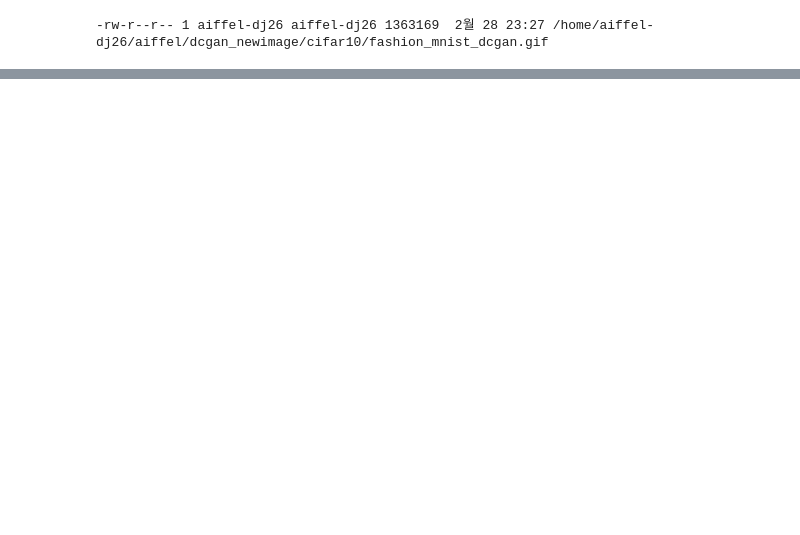
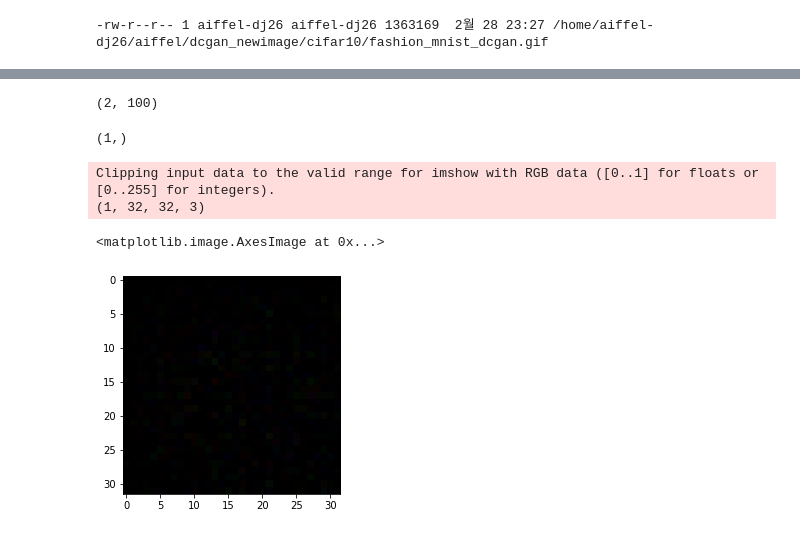
Before and after one commit to HSC-1/aiffel_achieve, a Jupyter notebook: (E12)Gan.ipynb, the cells around one changed output, grey strips where cells are left out. Drawn from its saved outputs; the diff is of its cells as text; code cells hidden in the pictures; blank space fills up the shorter version.

```diff
--- a/(E12)Gan.ipynb
+++ b/(E12)Gan.ipynb
@@ -424,0 +450,8 @@ with imageio.get_writer(anim_file, mode='I') as writer:
+# %%
+cif10 = tf.keras.datasets.cifar10
+
+(train_x, train_y), (test_x, test_y) = cif10.load_data()
+
+print(train_x.shape)
+print(test_x.shape)
+train_x = (train_x - 127.5) / 127.5 # 이미지를 [-1, 1]로 정규화합니다.
@@ -424,0 +580,18 @@ with imageio.get_writer(anim_file, mode='I') as writer:
+# %%
+print(noise.shape)
+train_y[0].shape
+# %% [output]
+(2, 100)
+(1,)
+# %%
+noise = tf.random.normal([1,100])
+a=  Acgenerator_model()
+# %%
+ac = a.predict([noise,train_y[0]])
+print(ac.shape)
+plt.imshow(ac[0])
+# %% [output]
+Clipping input data to the valid range for imshow with RGB data ([0..1] for floats or [0..255] for integers).
+(1, 32, 32, 3)
+<matplotlib.image.AxesImage at 0x...>
+[figure, added]
```
Also changed, not shown: parts of 31 cells of this notebook, 3 other files.
